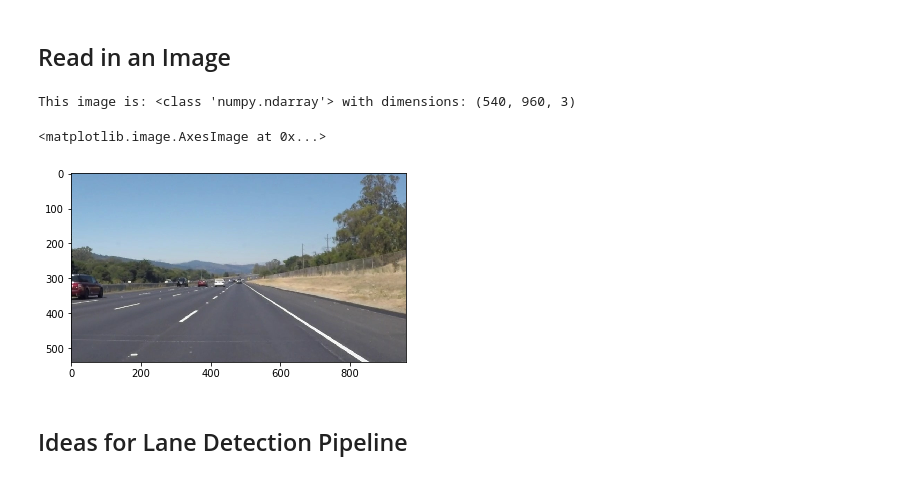
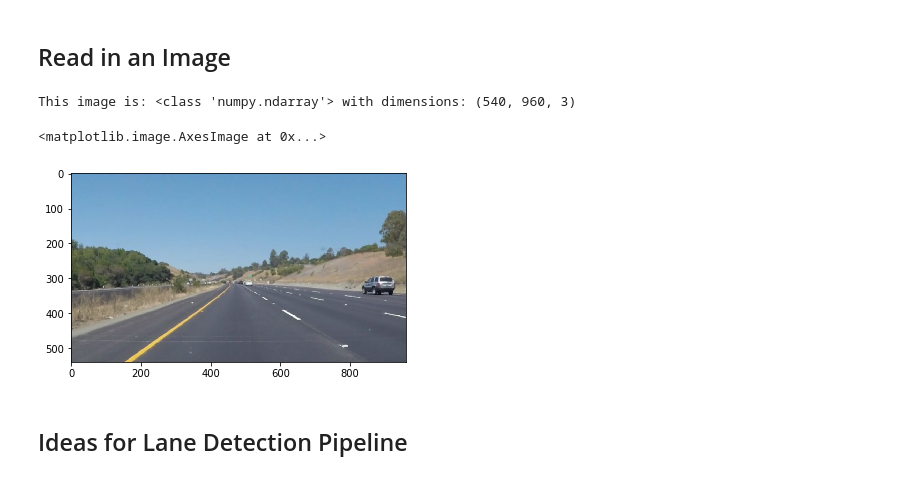
Before and after one commit to DruidKuma/Self-Driving-Car-ND_Project-1-LaneLines, a Jupyter notebook: P1.ipynb, the cells around one changed output. Saved outputs shown, nothing was run; the diff lists cells and outputs as text; code cells hidden in the pictures.

```diff
--- a/P1.ipynb
+++ b/P1.ipynb
@@ -51,15 +51,15 @@ import cv2
 ## Read in an Image
 # %%
 #reading in an image
-image = mpimg.imread('test_images/solidWhiteRight.jpg')
+image = mpimg.imread('test_images/solidYellowCurve.jpg')
 
 #printing out some stats and plotting
 print('This image is:', type(image), 'with dimensions:', image.shape)
 plt.imshow(image)  # if you wanted to show a single color channel image called 'gray', for example, call as plt.imshow(gray, cmap='gray')
 # %% [output]
 This image is: <class 'numpy.ndarray'> with dimensions: (540, 960, 3)
 <matplotlib.image.AxesImage at 0x...>
-[figure, old version]
+[figure, new version]
 # %% [markdown]
 ## Ideas for Lane Detection Pipeline
 # %% [markdown]
```
Also changed, not shown: parts of 4 cells of this notebook, 4 other files.
